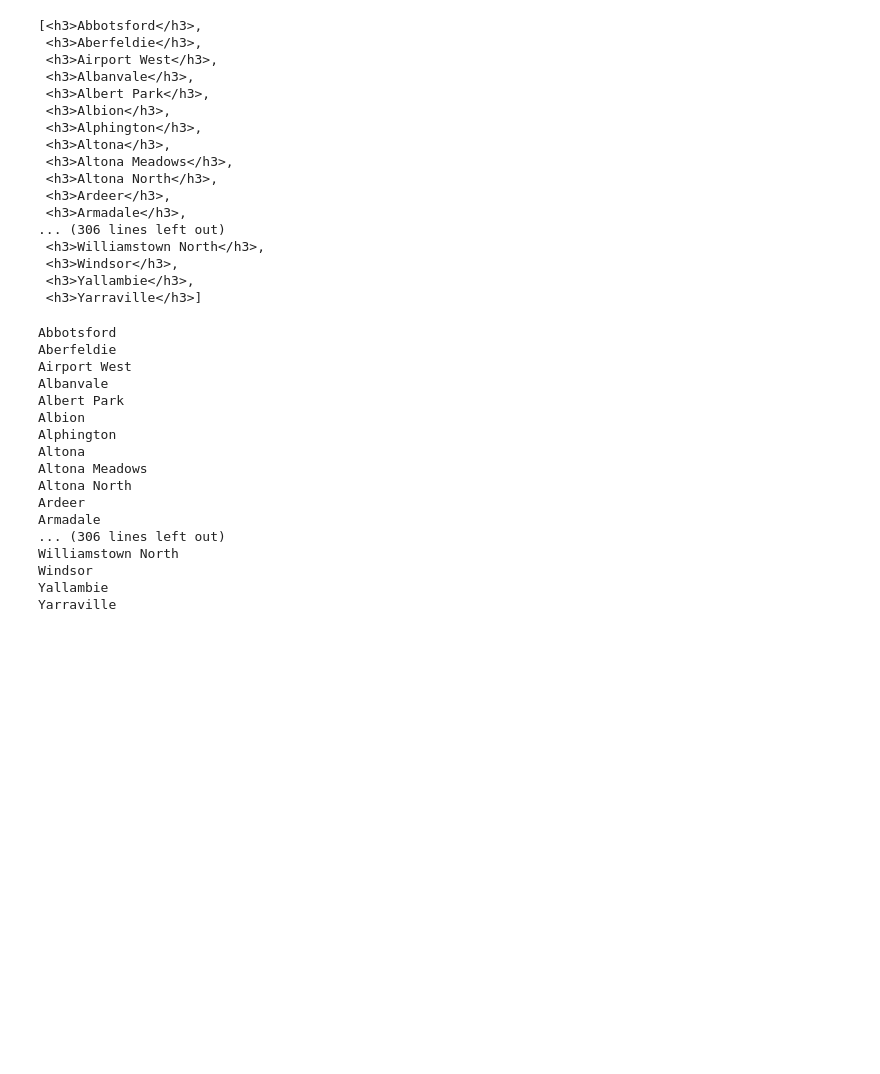
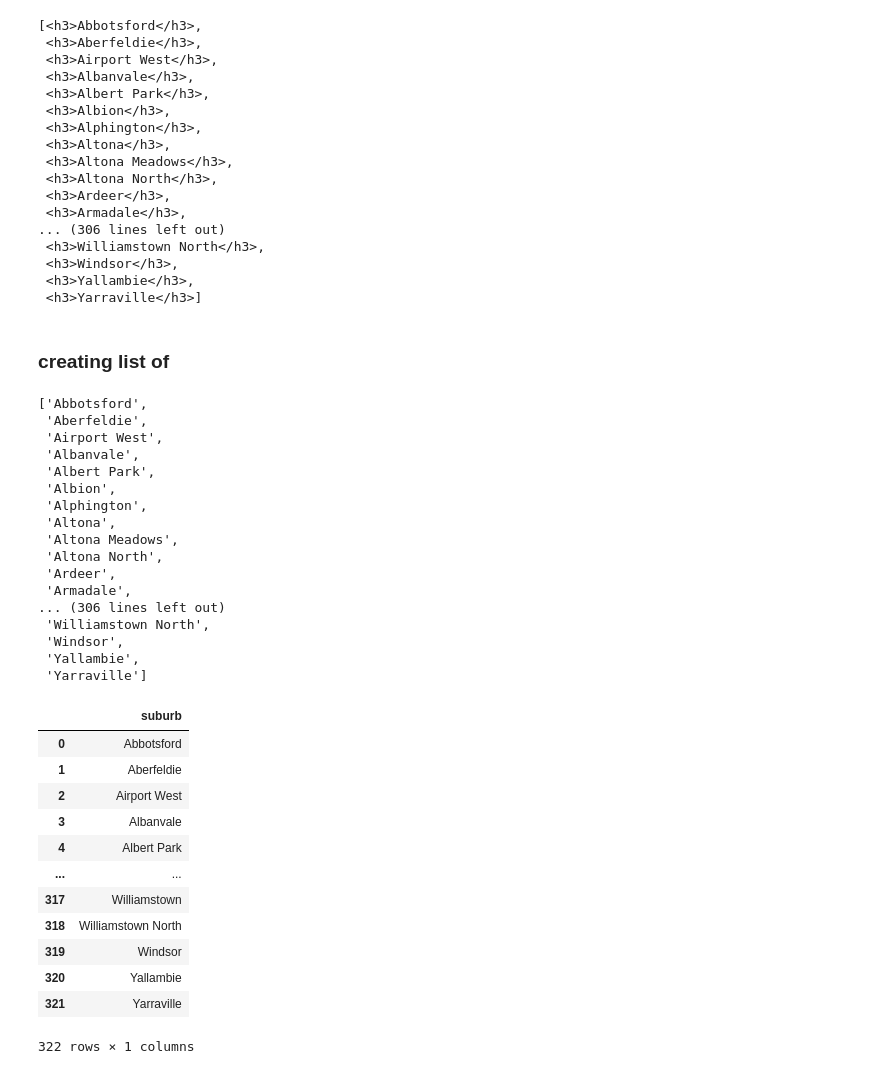
Before and after one commit to jMacProd/ETL-to-PostgreSQL, a Jupyter notebook: scraping_melbourne_suburbs_heesu.ipynb, the cells around one changed output. Cells and saved outputs as stored; diff of their text form; code cells hidden in the pictures; blank space fills up the shorter version.

Commit message:
created suburbs dataframe

```diff
--- a/scraping_melbourne_suburbs_heesu.ipynb
+++ b/scraping_melbourne_suburbs_heesu.ipynb
@@ -52,27 +57,46 @@ results
  <h3>Windsor</h3>,
  <h3>Yallambie</h3>,
  <h3>Yarraville</h3>]
+# %% [markdown]
+ ### creating list of
 # %%
 city_list = []
 
-for result in results:
-    city_list.append(result.text)
-    print(result.text)
+city_list = [result.text for result in results]
+city_list
 # %% [output]
-Abbotsford
-Aberfeldie
-Airport West
-Albanvale
-Albert Park
-Albion
-Alphington
-Altona
-Altona Meadows
-Altona North
-Ardeer
-Armadale
+['Abbotsford',
+ 'Aberfeldie',
+ 'Airport West',
+ 'Albanvale',
+ 'Albert Park',
+ 'Albion',
+ 'Alphington',
+ 'Altona',
+ 'Altona Meadows',
+ 'Altona North',
+ 'Ardeer',
+ 'Armadale',
 ... (306 lines left out)
-Williamstown North
-Windsor
-Yallambie
-Yarraville
+ 'Williamstown North',
+ 'Windsor',
+ 'Yallambie',
+ 'Yarraville']
+# %%
+suburbs_df = pd.DataFrame({'suburb':city_list})
+# %%
+suburbs_df
+# %% [output]
+|  | suburb |
+| 0 | Abbotsford |
+| 1 | Aberfeldie |
+| 2 | Airport West |
+| 3 | Albanvale |
+| 4 | Albert Park |
+| ... | ... |
+| 317 | Williamstown |
+| 318 | Williamstown North |
+| 319 | Windsor |
+| 320 | Yallambie |
+| 321 | Yarraville |
+322 rows × 1 columns
```
Also changed, not shown: parts of 4 cells of this notebook.
